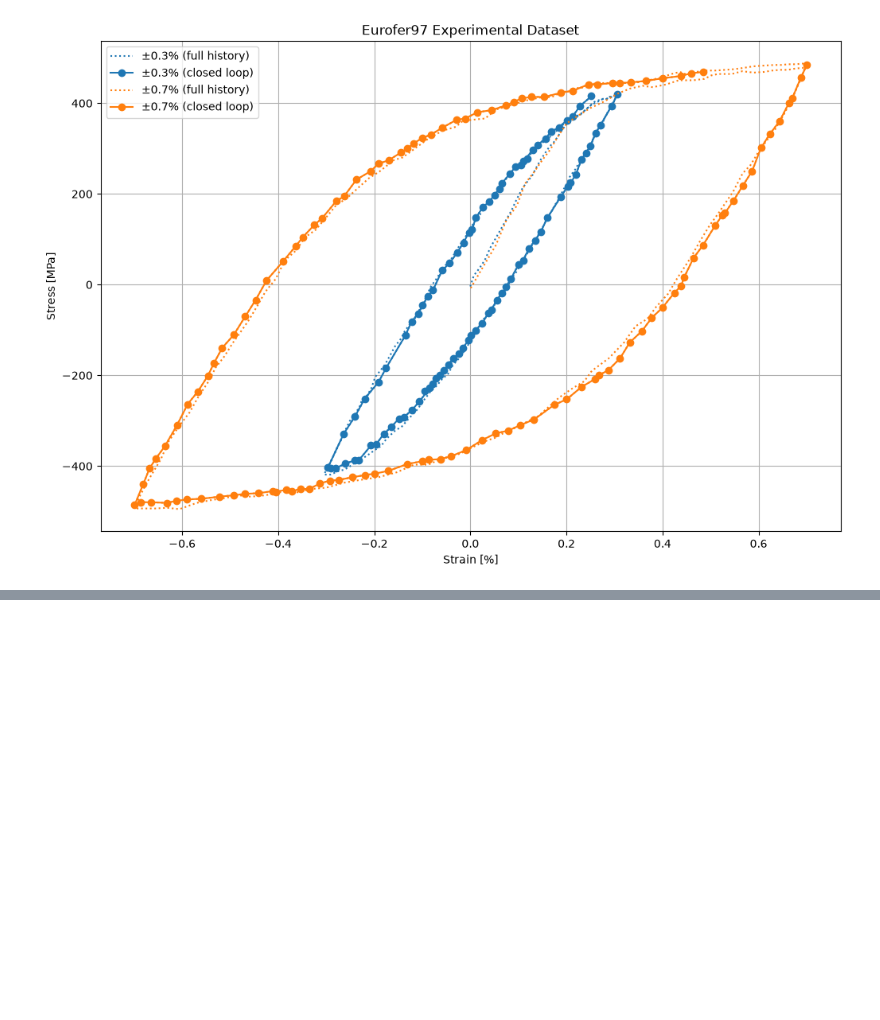
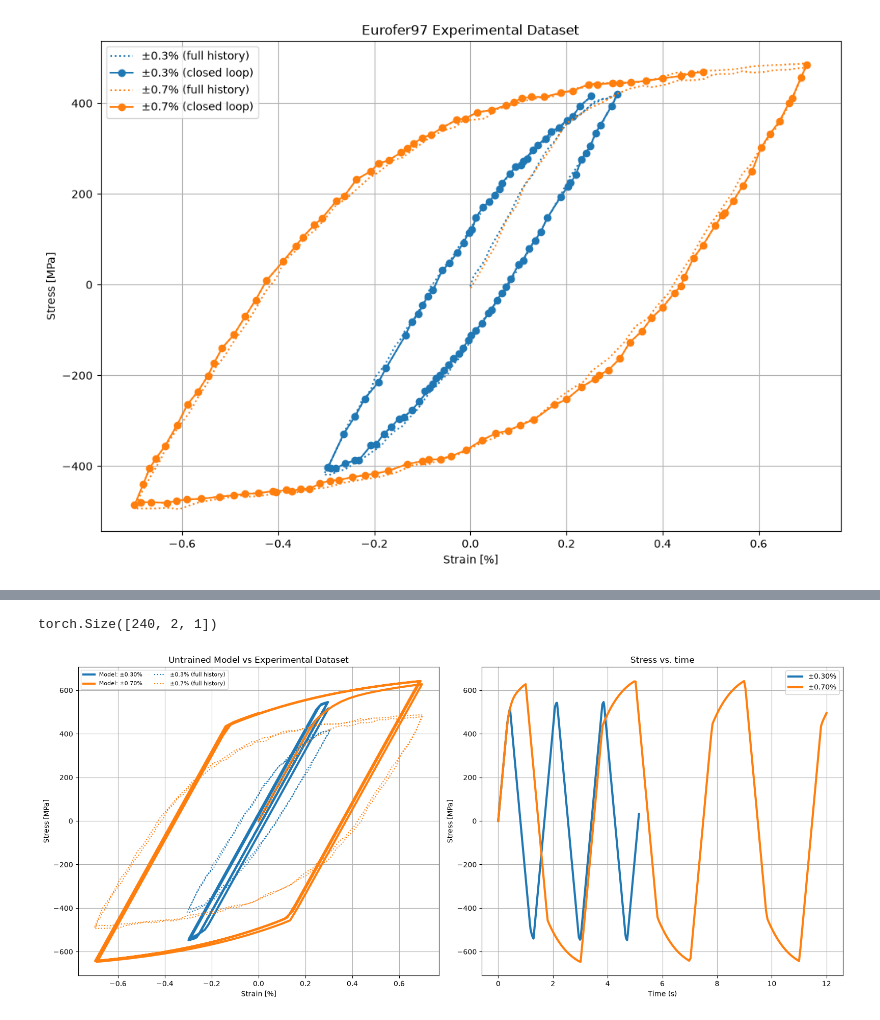
Before and after one commit to ColinMG2/neml2, a Jupyter notebook: cmg_projects/cyclic_optimization/eurofer97_deterministic.ipynb, the cells around one changed output, grey strips where cells are left out. Cells and saved outputs as stored; diff of their text form; code cells hidden in the pictures; blank space fills up the shorter version.

```diff
--- a/cmg_projects/cyclic_optimization/eurofer97_deterministic.ipynb
+++ b/cmg_projects/cyclic_optimization/eurofer97_deterministic.ipynb
@@ -285,0 +358,49 @@ tensor([ 0.0000e+00,  1.5000e-04,  3.0000e-04,  4.5000e-04,  6.0000e-04,
+# %%
+with torch.no_grad():
+    stress = model(time, temperature, loading)
+print(stress.shape)
+# %% [output]
+torch.Size([240, 2, 1])
+# %%
+def plot_against_data(stress, title):
+    fig, ax = plt.subplots(1, 2, figsize=(16, 7))
+    for j, amp in enumerate(ranges):
+        ax[0].plot(
+            loading[:, j, 0].cpu().numpy() * 100,
+            stress[:, j, 0].cpu().numpy(),
+            lw=3,
+            label=rf"Model: $\pm${amp.item() * 100:.2f}%",
+        )
+    for i, amp in enumerate(amp_labels):
+        ax[0].plot(
+            raw_strain[amp].cpu().numpy() * 100,
+            raw_stress[amp].cpu().numpy(),
+            ":",
+            color=f"C{i}",
+            label=rf"$\pm${amp}% (full history)",
+        )
+    ax[0].set_xlabel("Strain [%]")
+    ax[0].set_ylabel("Stress [MPa]")
+    ax[0].legend(ncol=2, fontsize=8)
+    ax[0].set_title(title)
+    ax[0].grid()
+
+    for i, amp in enumerate(ranges):
+        ax[1].plot(
+            time[:, i].cpu().numpy(),
+            stress[:, i].cpu().numpy(),
+            lw=3,
+            label=rf"$\pm${amp.item() * 100:.2f}%",
+        )
+    ax[1].set_xlabel("Time (s)")
+    ax[1].set_ylabel("Stress [MPa]")
+    ax[1].set_title("Stress vs. time")
+    ax[1].legend()
+    ax[1].grid()
+    plt.tight_layout()
+    plt.show()
+
+
+plot_against_data(stress, "Untrained Model vs Experimental Dataset")
+# %% [output]
+[figure, added]
```
Also changed, not shown: parts of 7 cells of this notebook.
